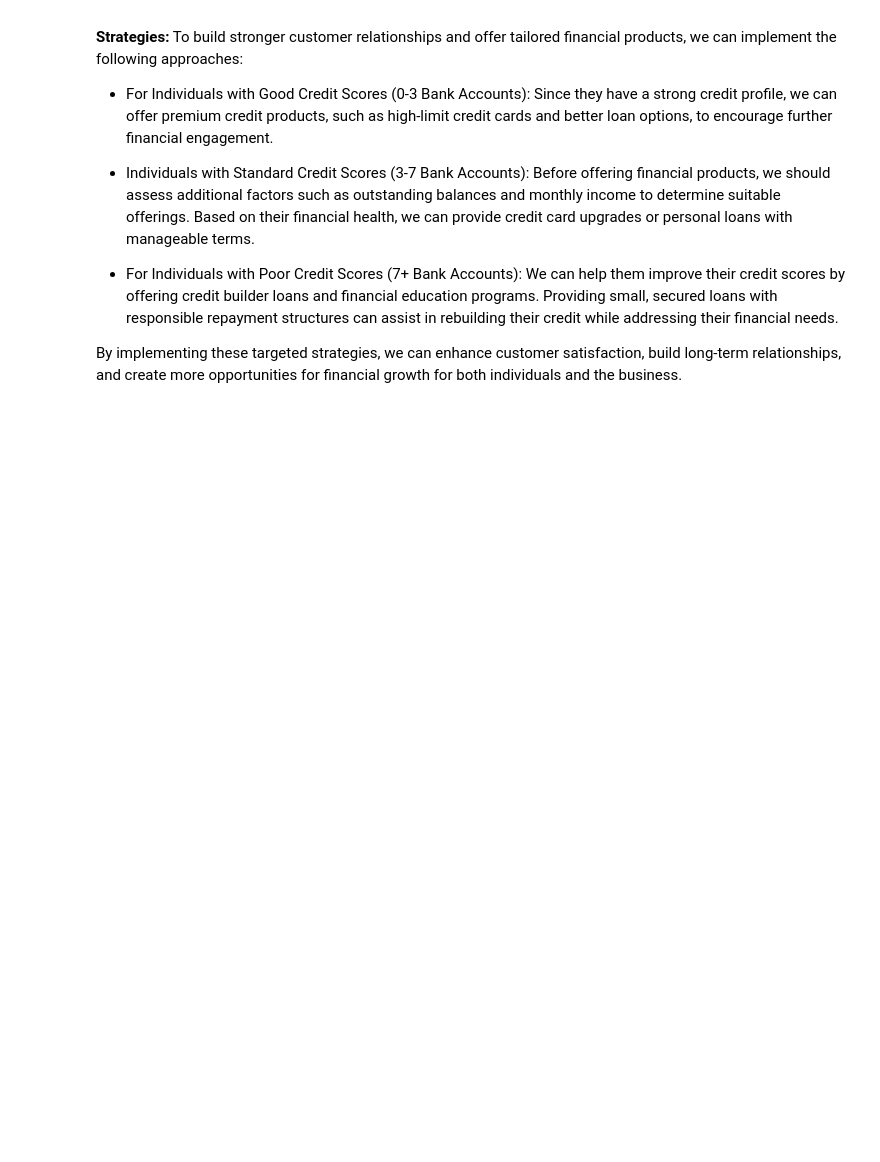
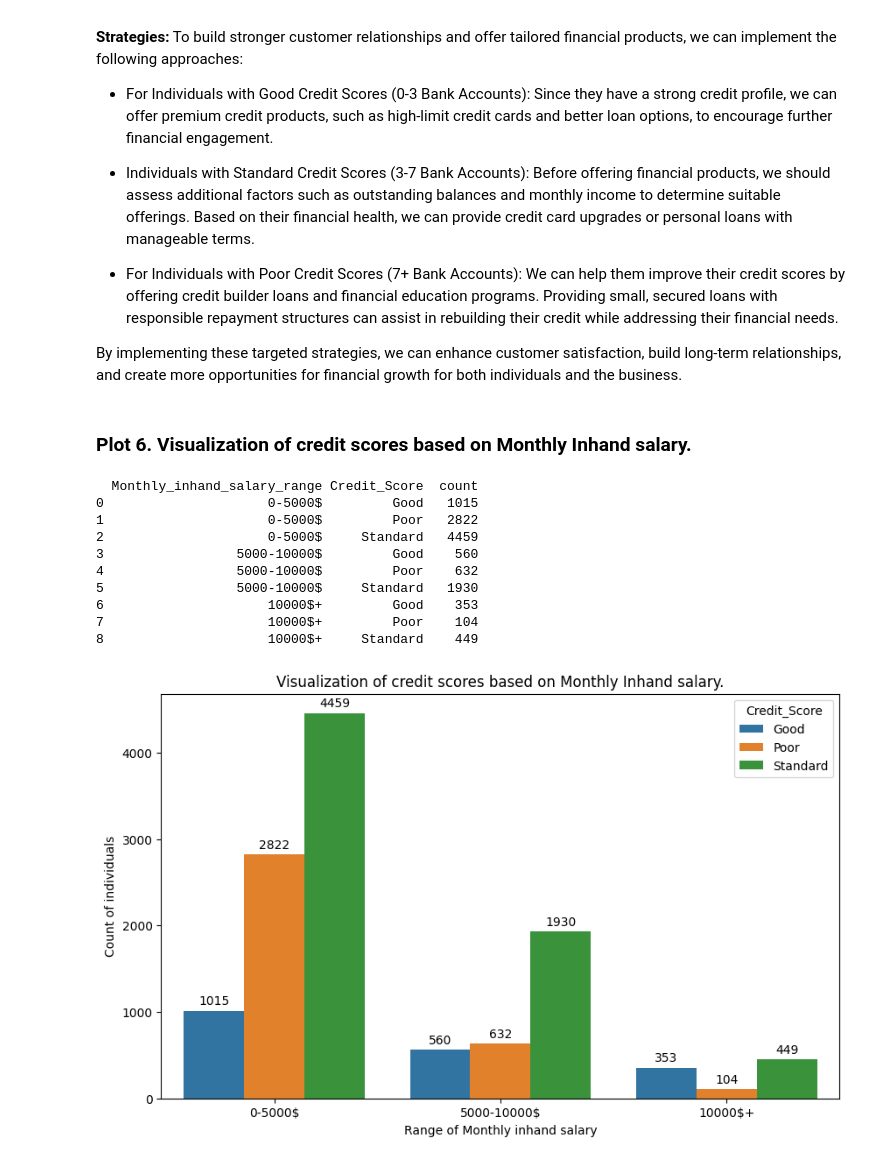
Before and after one commit to kamlendujha123/PaisaBazaar-Banking-Fraud-Analysis-EDA-Project, a Jupyter notebook: PaisaBazaar_Banking_Fraud_Analysis_EDA_Project.ipynb, the cells around one changed output. Saved outputs shown, nothing was run; the diff lists cells and outputs as text; code cells hidden in the pictures; blank space fills up the shorter version.

Commit message:
Data Visualization has been completed.

```diff
--- a/PaisaBazaar_Banking_Fraud_Analysis_EDA_Project.ipynb
+++ b/PaisaBazaar_Banking_Fraud_Analysis_EDA_Project.ipynb
@@ -950,3 +950,31 @@ Based on their financial health, we can provide credit card upgrades or personal
 Providing small, secured loans with responsible repayment structures can assist in rebuilding their credit while addressing their financial needs.
 
 By implementing these targeted strategies, we can enhance customer satisfaction, build long-term relationships, and create more opportunities for financial growth for both individuals and the business.
+# %% [markdown]
+### **Plot 6. Visualization of credit scores based on Monthly Inhand salary.**
+# %%
+# Groupping the data based on mentioned columns to show the relation between monthly inhand salary vs credit scores.
+summary3=df.groupby(['Monthly_inhand_salary_range','Credit_Score']).size().reset_index(name='count')
+print(summary3)
+# Plot the bar chart using seaborn
+plt.figure(figsize=(10,6))
+plot=sns.barplot(x='Monthly_inhand_salary_range',y='count',hue='Credit_Score',data=summary3)
+# Using loop to show the occurrence value of each category for better understanding.
+for container in plot.containers:
+  plot.bar_label(container, fmt='%d', label_type='edge', fontsize=10, padding=3)
+plt.xlabel('Range of Monthly inhand salary')
+plt.ylabel('Count of individuals')
+plt.title('Visualization of credit scores based on Monthly Inhand salary.')
+plt.show()
+# %% [output]
+  Monthly_inhand_salary_range Credit_Score  count
+0                     0-5000$         Good   1015
+1                     0-5000$         Poor   2822
+2                     0-5000$     Standard   4459
+3                 5000-10000$         Good    560
+4                 5000-10000$         Poor    632
+5                 5000-10000$     Standard   1930
+6                     10000$+         Good    353
+7                     10000$+         Poor    104
+8                     10000$+     Standard    449
+[figure, added]
```
Also changed, not shown: parts of 51 cells of this notebook.
